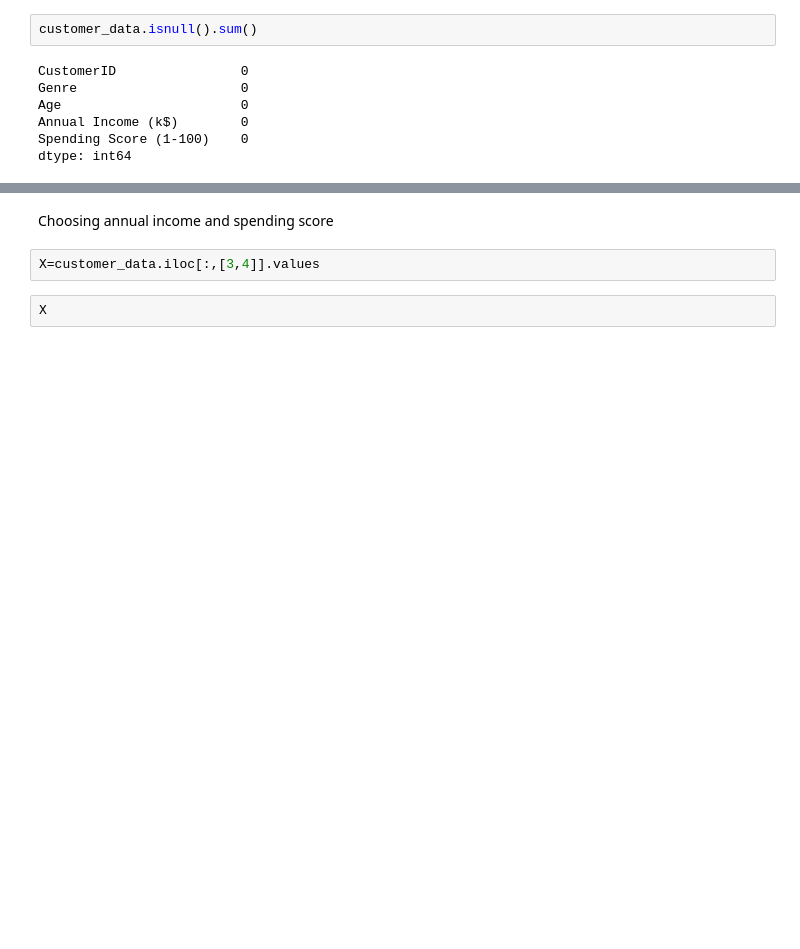
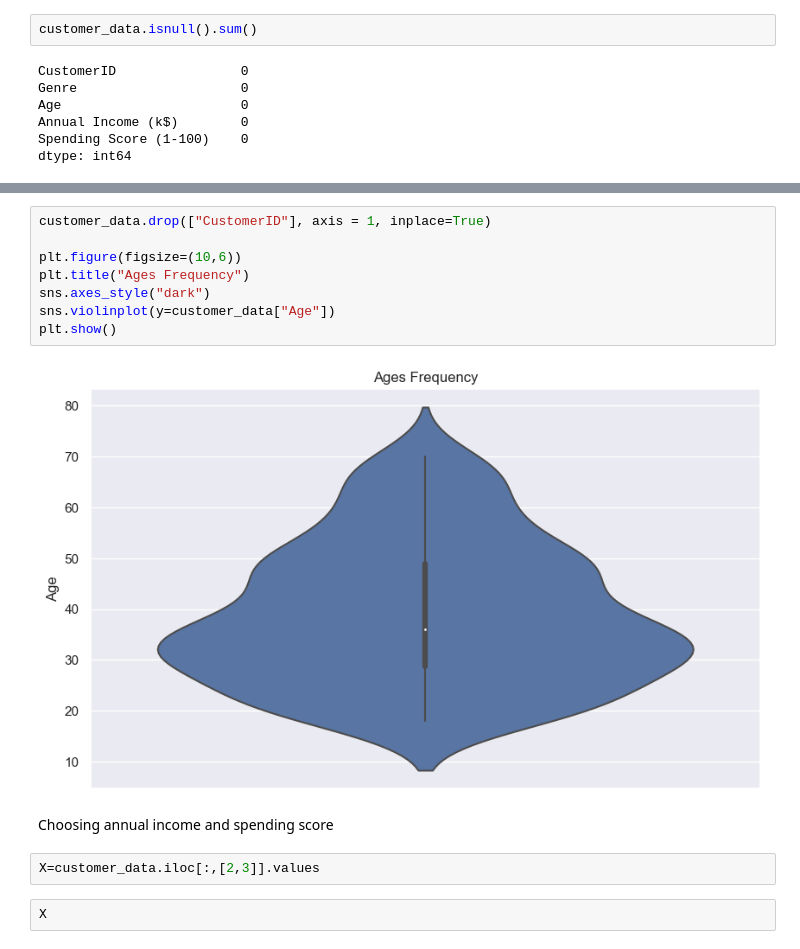
Before and after one commit to AnushkaD26/Customer-segmentation-using-KMeans, a Jupyter notebook: Kmeans.ipynb, the cells around one changed output, grey strips where cells are left out. Drawn from its saved outputs; the diff is of its cells as text; blank space fills up the shorter version.

```diff
--- a/Kmeans.ipynb
+++ b/Kmeans.ipynb
@@ -58,7 +67,17 @@ dtype: int64
+# %%
+customer_data.drop(["CustomerID"], axis = 1, inplace=True)
+
+plt.figure(figsize=(10,6))
+plt.title("Ages Frequency")
+sns.axes_style("dark")
+sns.violinplot(y=customer_data["Age"])
+plt.show()
+# %% [output]
+[figure, added]
 # %% [markdown]
 Choosing annual income and spending score
 # %%
-X=customer_data.iloc[:,[3,4]].values
+X=customer_data.iloc[:,[2,3]].values
 # %%
 X
 # %% [output]
```
Also changed, not shown: parts of 1 cell of this notebook.
